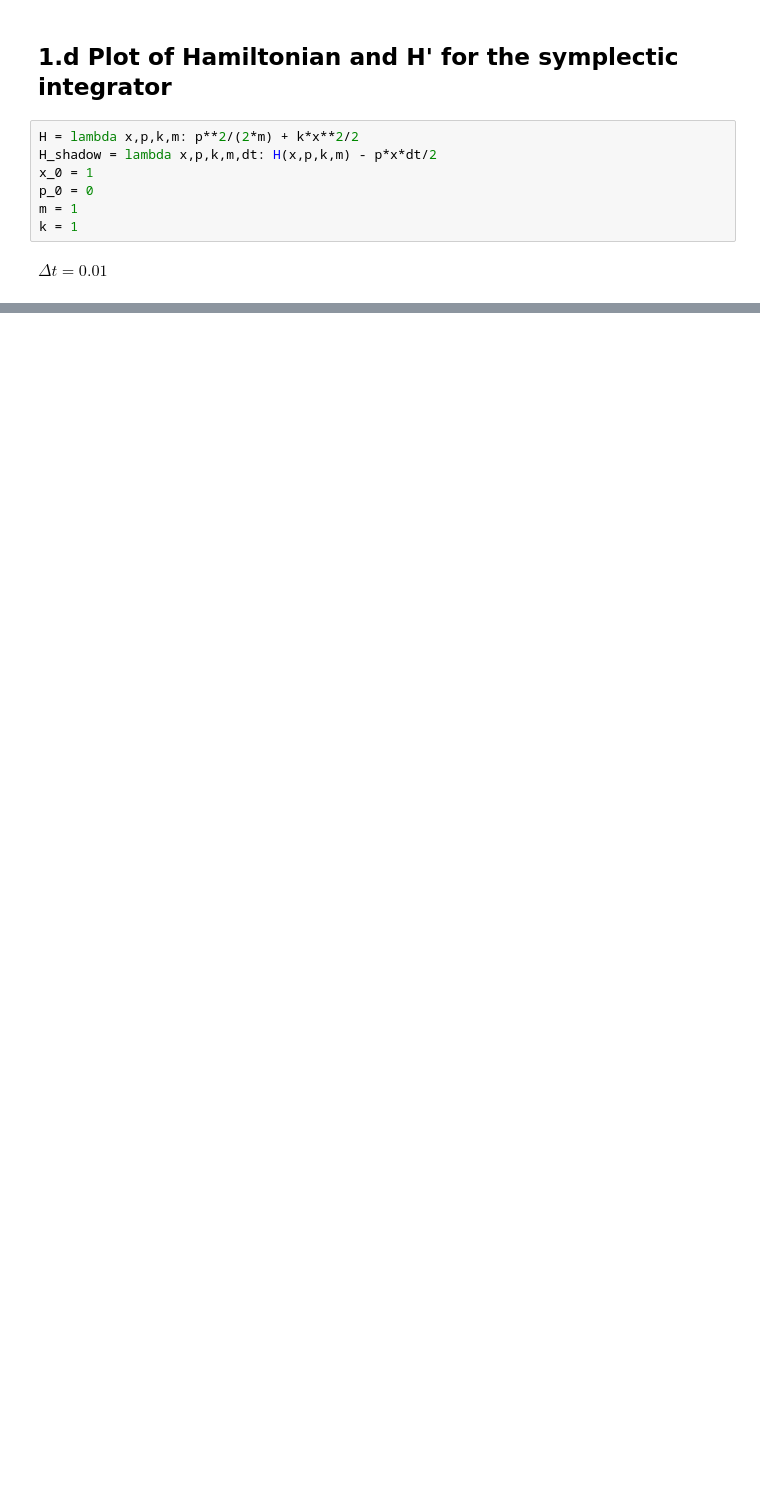
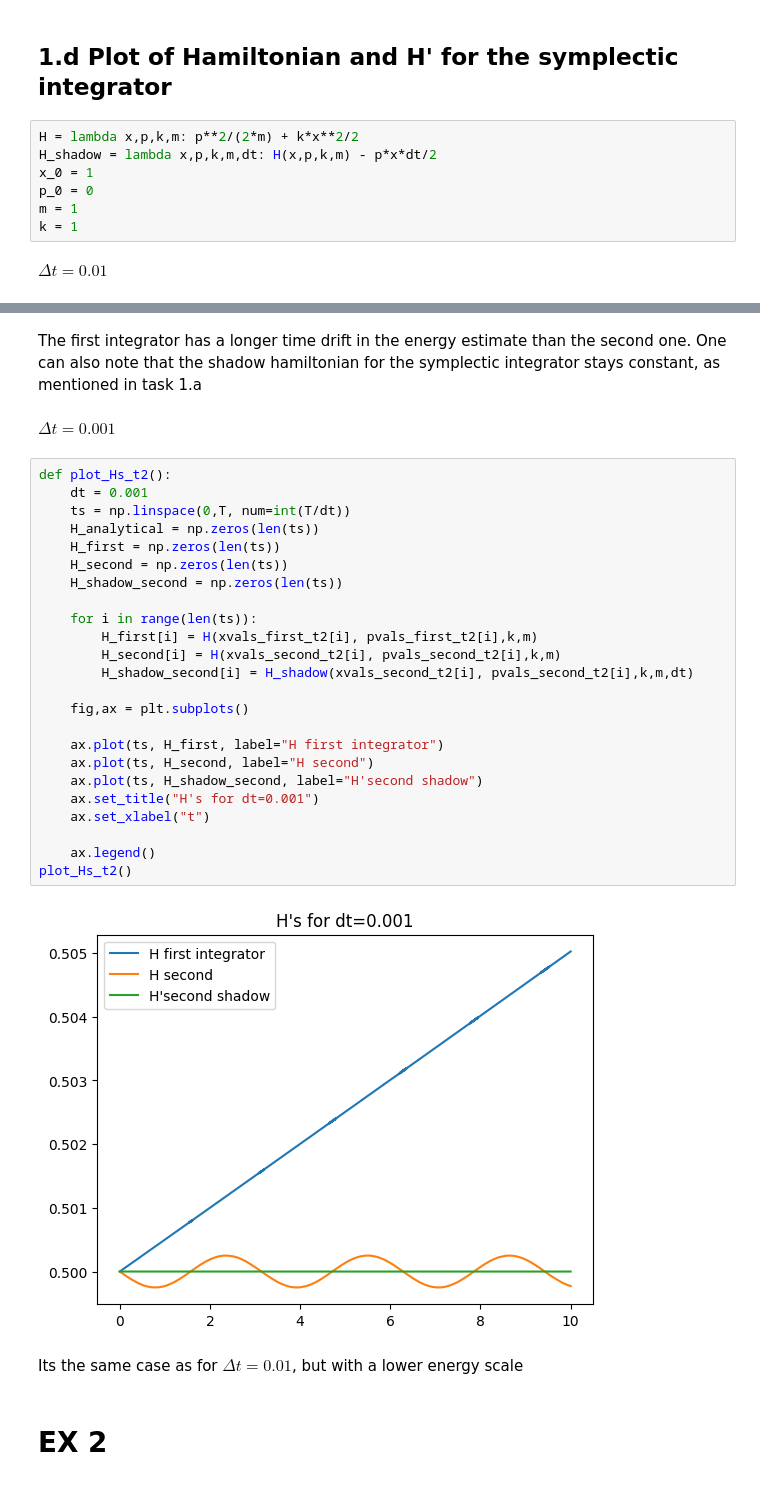
Before and after one commit to ivergro/Soft-Matter-Physics, a Jupyter notebook: Exercise_10/results.ipynb, the cells around one changed output, grey strips where cells are left out. Drawn from its saved outputs; the diff is of its cells as text; blank space fills up the shorter version.

```diff
--- a/Exercise_10/results.ipynb
+++ b/Exercise_10/results.ipynb
@@ -198,0 +206,34 @@ ax.legend()
+# %% [markdown]
+The first integrator has a longer time drift in the energy estimate than the second one. One can also note that the shadow hamiltonian for the symplectic integrator stays constant, as mentioned in task 1.a
+# %% [markdown]
+$\Delta t = 0.001$
+# %%
+def plot_Hs_t2():
+    dt = 0.001
+    ts = np.linspace(0,T, num=int(T/dt))
+    H_analytical = np.zeros(len(ts))
+    H_first = np.zeros(len(ts))
+    H_second = np.zeros(len(ts))
+    H_shadow_second = np.zeros(len(ts))
+
+    for i in range(len(ts)):
+        H_first[i] = H(xvals_first_t2[i], pvals_first_t2[i],k,m)
+        H_second[i] = H(xvals_second_t2[i], pvals_second_t2[i],k,m)
+        H_shadow_second[i] = H_shadow(xvals_second_t2[i], pvals_second_t2[i],k,m,dt)
+
+    fig,ax = plt.subplots()
+
+    ax.plot(ts, H_first, label="H first integrator")
+    ax.plot(ts, H_second, label="H second")
+    ax.plot(ts, H_shadow_second, label="H'second shadow")
+    ax.set_title("H's for dt=0.001")
+    ax.set_xlabel("t")
+
+    ax.legend()
+plot_Hs_t2()
+# %% [output]
+[figure, added]
+# %% [markdown]
+Its the same case as for $\Delta t = 0.01$, but with a lower energy scale
+# %% [markdown]
+# EX 2
```
Also changed, not shown: parts of 16 cells of this notebook, 5 other files.
